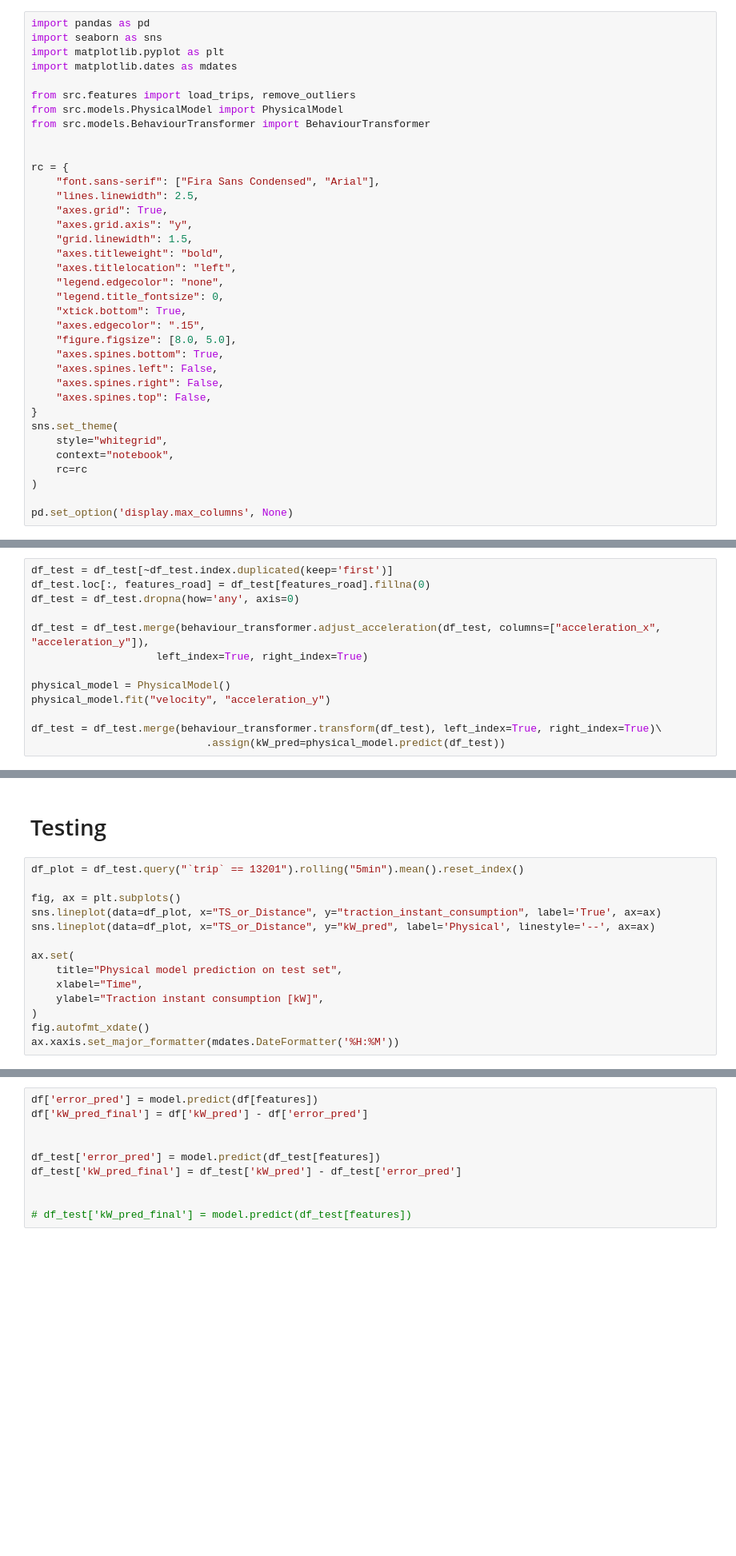
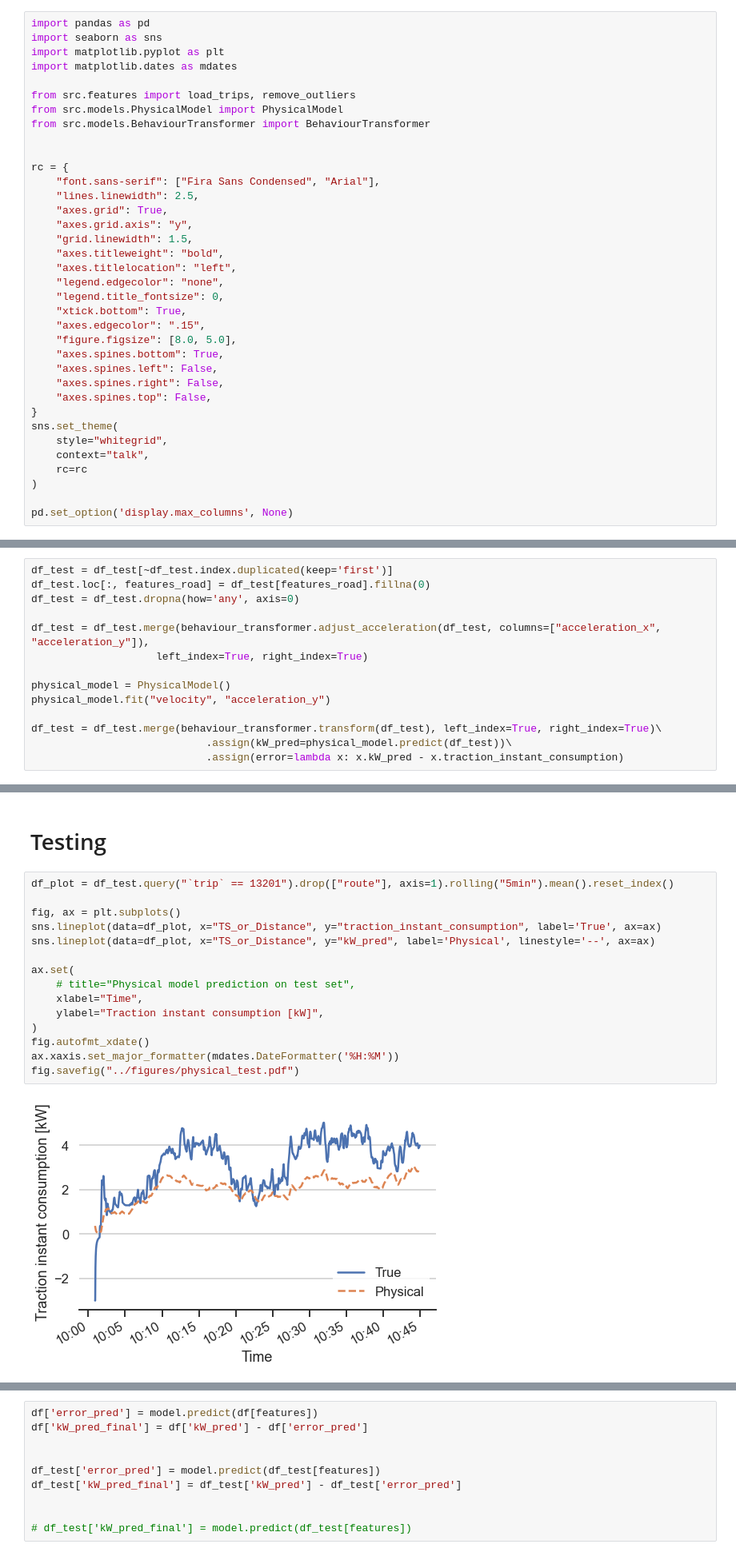
Before and after one commit to simonmoesorensen/energy-consumption-project, a Jupyter notebook: notebooks/combined_model.ipynb, the cells around one changed output, grey strips where cells are left out. Shown at 80% size. Cells and saved outputs as stored; diff of their text form; blank space fills up the shorter version.

Commit message:
Added plots

```diff
--- a/notebooks/combined_model.ipynb
+++ b/notebooks/combined_model.ipynb
@@ -29,7 +29,7 @@ rc = {
 }
 sns.set_theme(
     style="whitegrid",
-    context="notebook",
+    context="talk",
     rc=rc
 )
 
@@ -90,7 +90,8 @@ physical_model = PhysicalModel()
 physical_model.fit("velocity", "acceleration_y")
 
 df_test = df_test.merge(behaviour_transformer.transform(df_test), left_index=True, right_index=True)\
-                            .assign(kW_pred=physical_model.predict(df_test))
+                            .assign(kW_pred=physical_model.predict(df_test))\
+                            .assign(error=lambda x: x.kW_pred - x.traction_instant_consumption)
 # %%
 features = ['adjusted_acceleration_x', 'adjusted_acceleration_y', 'yaw_rate', 'velocity'] \
     + ['driver_safety_belt_reminder'] \
@@ -151,16 +154,19 @@ model.fit(df[features], df[target])
 # %% [markdown]
 # Testing
 # %%
-df_plot = df_test.query("`trip` == 13201").rolling("5min").mean().reset_index()
+df_plot = df_test.query("`trip` == 13201").drop(["route"], axis=1).rolling("5min").mean().reset_index()
 
 fig, ax = plt.subplots()
 sns.lineplot(data=df_plot, x="TS_or_Distance", y="traction_instant_consumption", label='True', ax=ax)
 sns.lineplot(data=df_plot, x="TS_or_Distance", y="kW_pred", label='Physical', linestyle='--', ax=ax)
 
 ax.set(
-    title="Physical model prediction on test set",
+    # title="Physical model prediction on test set",
     xlabel="Time",
     ylabel="Traction instant consumption [kW]",
 )
 fig.autofmt_xdate()
 ax.xaxis.set_major_formatter(mdates.DateFormatter('%H:%M'))
+fig.savefig("../figures/physical_test.pdf")
+# %% [output]
+[figure, added]
```
Also changed, not shown: parts of 8 cells of this notebook, 5 other files.
